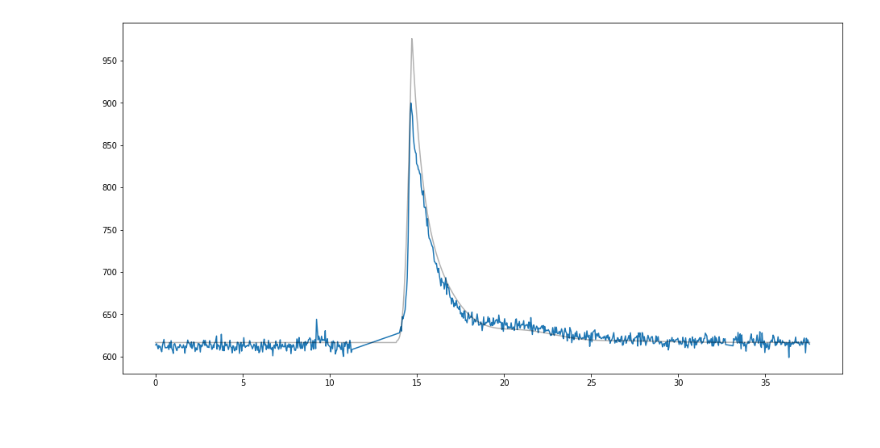
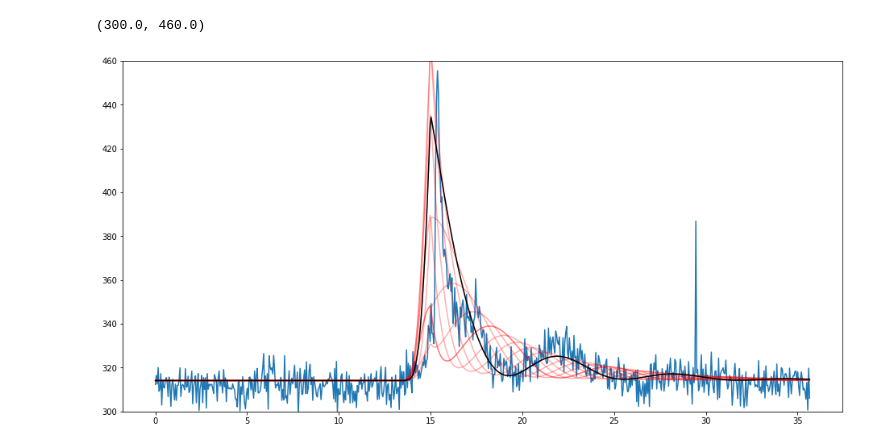
Before and after one commit to ekaterinailin/MalachiteMountains, a Jupyter notebook: analysis/notebooks/NB42_Model_fit_to_Real_Data.ipynb, the cells around one changed output. Cells and saved outputs as stored; diff of their text form; code cells hidden in the pictures; blank space fills up the shorter version.

```diff
--- a/analysis/notebooks/NB42_Model_fit_to_Real_Data.ipynb
+++ b/analysis/notebooks/NB42_Model_fit_to_Real_Data.ipynb
@@ -48,7 +48,7 @@ tstamp
 lcs = pd.read_csv(f"{CWD}/data/summary/lcsi.csv")
 
 # Choose target from table
-target_N = 1
+target_N = -1
 target = lcs.iloc[target_N]
 
 # Pick up inclination and uncertainty
@@ -95,7 +95,7 @@ flcd = FlareLightCurve(time=t,
 
 
 # Choose the light curve range to use for the model fit
-choice = (t > target.view_start +.0) & (t < target.view_stop-.4)
+choice = (t > target.view_start +.0) & (t < target.view_stop)
 t = t[choice]
 flux = sflux[choice]
 
@@ -125,7 +125,7 @@ Relative amplitude of modulation: -1.3e-02
 cf = pd.DataFrame({"phi":phi,"flux":flux, "t":t,
               "flux_err":flux_err, "median_":median})
 cff = cf.groupby(pd.cut(cf.phi, 900)).apply(np.mean)
-cff = cff[(cff.phi<1.8*2*np.pi) |(cff.phi>2.225*2*np.pi)]
+#cff = cff[(cff.phi<1.8*2*np.pi) |(cff.phi>2.225*2*np.pi)]
 plt.figure(figsize=(12,6))
 plt.plot(cf.phi/(2*np.pi), cf.flux,color="grey")
 plt.errorbar(cff.phi/(2*np.pi), cff.flux, yerr=cff.flux_err, color="r", alpha=.9)
@@ -165,44 +165,44 @@ tstamp
 # %%
 # Play with parameters to get a first guess for the MCMC
 # When fitting more than one flare, do one flare first, then the next etc.
 
 # Flare peak time
-phi_a =11.83
+phi_a =15.
 
 # Active region latitude
-theta_a = 40.2959564620278 / 180 * np.pi
+theta_a = 55.2959564620278 / 180 * np.pi
 
 # Flare amplitude
-a = 2.82553675464244
+a = .52553675464244
 
 # 2*FWHM of flare
-fwhm =  0.02402343971409 / target.Prot_d * np.pi *2
+fwhm = 2.7
 
 
-phi0 =4.
+phi0 =3.5
 
 
-phi_a, a, theta_a, fwhm, phi0 =  14.71592183677561, 0.7142289688195725, 1.0036986666259009, 1.7549310136349876, -2.8811279286762677
 
 Fth = calculate_specific_flare_flux("TESS", flaret=1e4)
 phi_a_max = phi[-1]
 #plt.plot(phi,flux)
 radius = calculate_angular_radius(Fth, a, qlum, R,)
 #theta_a, i_mu, phi_a, radius
 
 plt.figure(figsize=(16,8))
 plt.plot(cff.phi,cff.flux)
-# for i in np.linspace(-2*np.pi,2*np.pi,10):
-#     plt.plot(phi, full_model(phi_a, theta_a, a, fwhm, i_mu, phi0=phi0,
-#                phi=phi, num_pts=50, qlum=qlum,
-#                Fth=Fth, R=R, median=median), c="r", alpha=.31,)
+for i in np.linspace(-2*np.pi,2*np.pi,10):
+    plt.plot(phi, full_model(phi_a, theta_a, a, fwhm, i_mu, phi0=i,
+               phi=phi, num_pts=50, qlum=qlum,
+               Fth=Fth, R=R, median=median), c="r", alpha=.31,)
 plt.plot(phi, full_model(phi_a, theta_a, a, fwhm, i_mu, phi0=phi0,
            phi=phi, num_pts=50, qlum=qlum,
-           Fth=Fth, R=R, median=median), c="k", alpha=.3,);
-# plt.xlim(1331,1333.25)
-#plt.ylim(608,900)
+           Fth=Fth, R=R, median=median), c="k", alpha=1,);
+
+plt.ylim(300,460)
 # %% [output]
+(300.0, 460.0)
-[figure, old version]
+[figure, new version]
 # %%
 # Choose model:
 log_prob = "log_probability"#_2flares"
```
Also changed, not shown: parts of 6 cells of this notebook, 7 other files.
